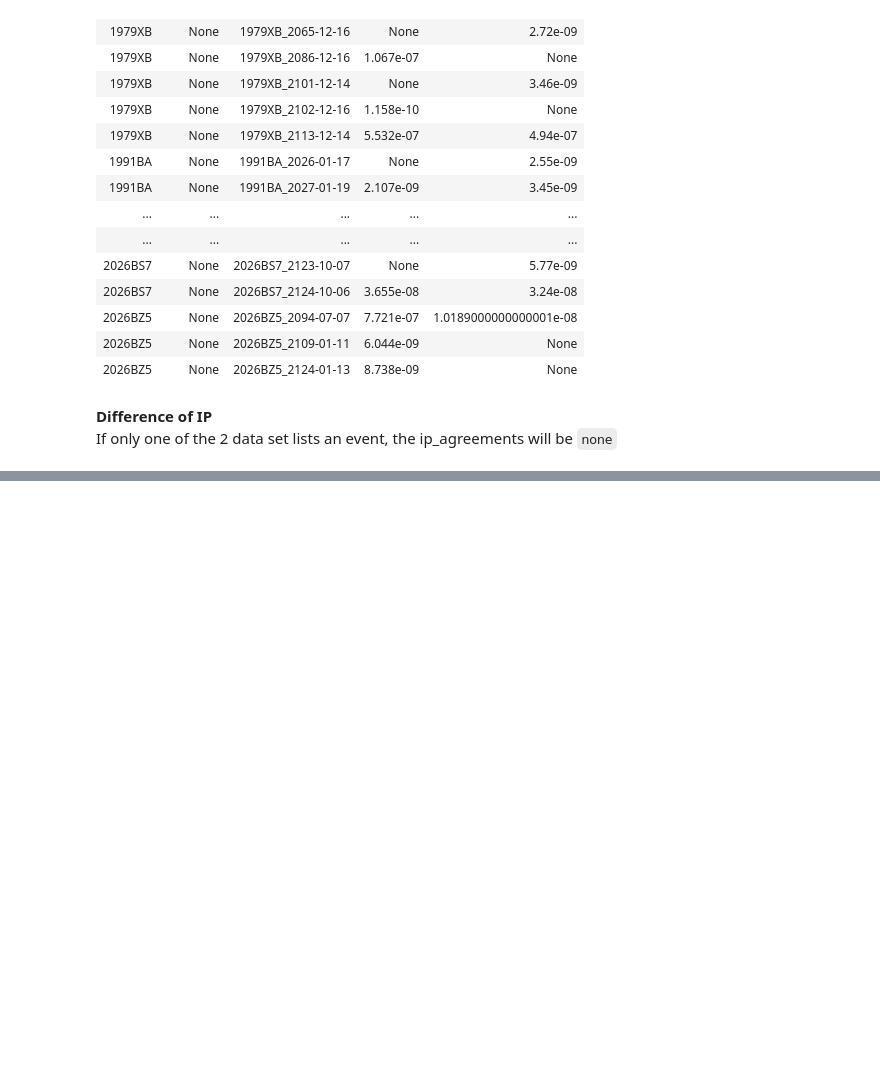
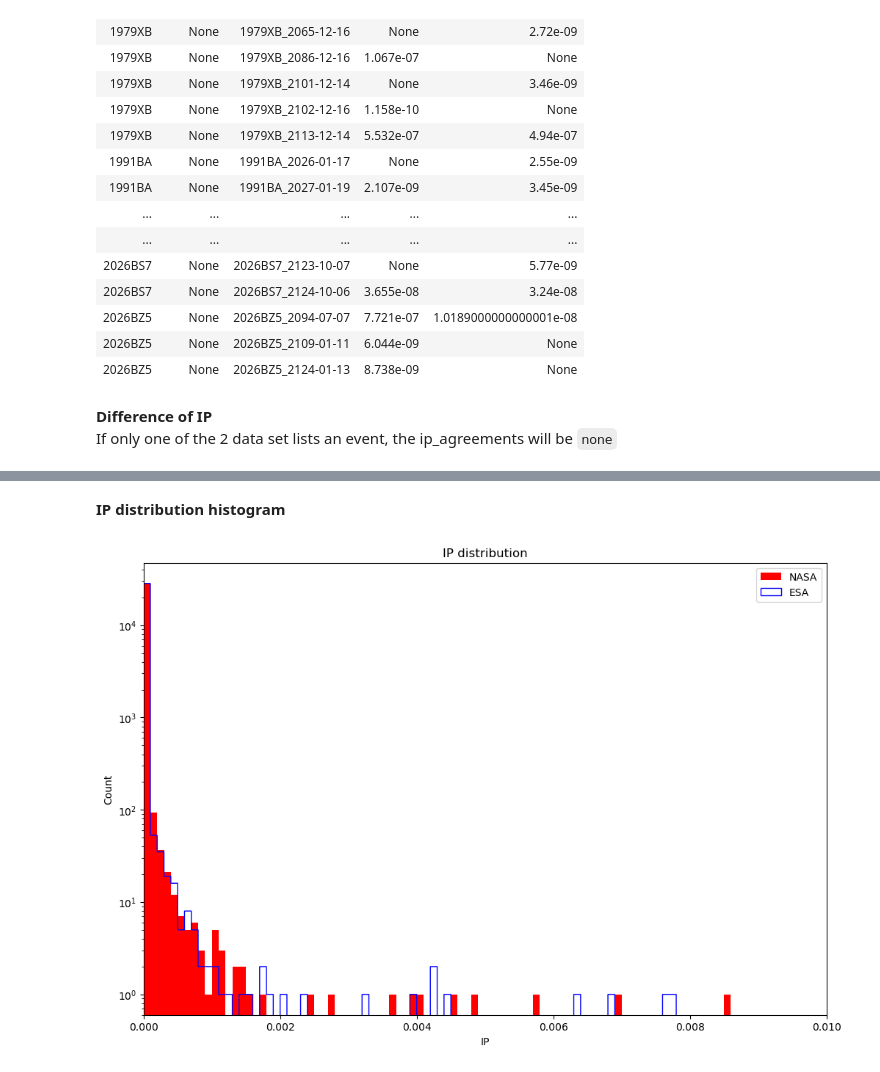
Before and after one commit to kiyo-astro/ASTR302_projectNEO, a Jupyter notebook: view_result.ipynb, the cells around one changed output, grey strips where cells are left out. Saved outputs shown, nothing was run; the diff lists cells and outputs as text; code cells hidden in the pictures; blank space fills up the shorter version.

```diff
--- a/view_result.ipynb
+++ b/view_result.ipynb
@@ -112,0 +120,19 @@ Text(0, 0.5, 'Count')
+# %% [markdown]
+**IP distribution histogram**
+# %%
+NASA_ip_list = [0 if f is None else f for f in NASA_ESA_ip_table["ip_NASA"]]
+ESA_ip_list = [0 if f is None else f for f in NASA_ESA_ip_table["ip_ESA"]]
+# %%
+plt.figure(figsize = (12, 8))
+_ = plt.hist(NASA_ip_list, bins=1000, range=(0, 0.1), color="r", label = "NASA")
+_ = plt.hist(ESA_ip_list, bins=1000, range=(0, 0.1), color="b", histtype='step', linewidth=1, label = "ESA")
+plt.xlim((0,0.01))
+# plt.xscale("log")
+plt.yscale("log")
+plt.xlabel("IP")
+plt.ylabel("Count")
+plt.title("IP distribution")
+plt.legend()
+plt.show()
+# %% [output]
+[figure, added]
```
Also changed, not shown: parts of 8 cells of this notebook.
